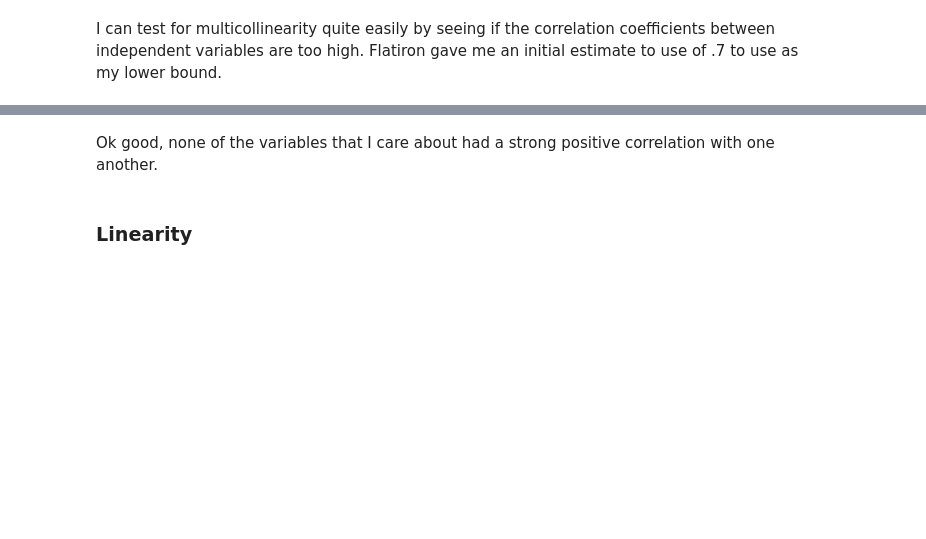
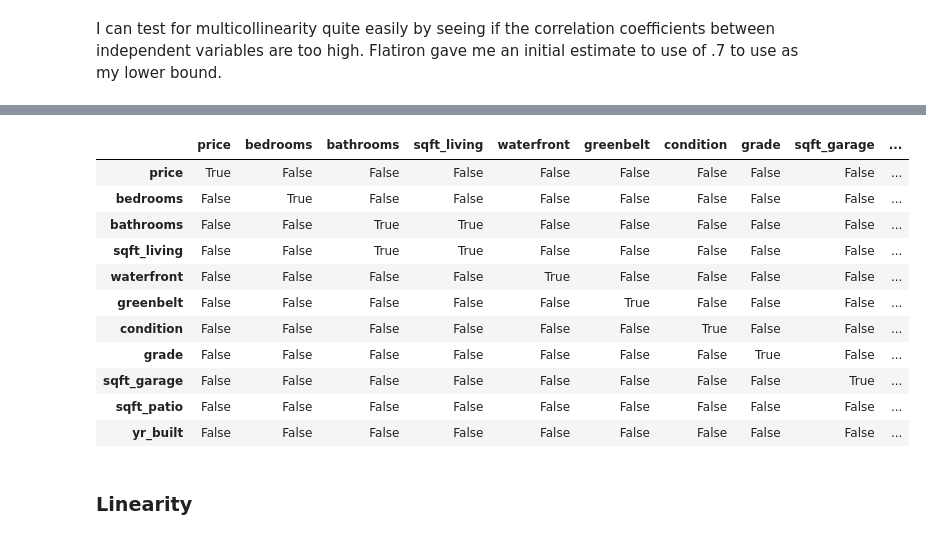
Before and after one commit to FerdinandBeaman/dsc-phase-2-project-v2-5, a Jupyter notebook: student.ipynb, the cells around one changed output, grey strips where cells are left out. Cells and saved outputs as stored; diff of their text form; code cells hidden in the pictures; blank space fills up the shorter version.

```diff
--- a/student.ipynb
+++ b/student.ipynb
@@ -651,5 +739,23 @@ data_pred.corr() >= .7
-# %% [markdown]
-Ok good, none of the variables that I care about had a strong positive correlation with one another.
+# %%
+#And here is that same chart, but with strong correlations explicitly labeled
+#(defined as 0.7 or higher)
+data_pred = df[["price",'bedrooms', 'bathrooms', 'sqft_living',
+         'waterfront', 'greenbelt', 'condition', 'grade',
+       'sqft_garage', 'sqft_patio', 'yr_built']]
+data_pred.corr().abs() >= 0.7
+# %% [output]
+|  | price | bedrooms | bathrooms | sqft_living | waterfront | greenbelt | condition | grade | sqft_garage | ... |
+| price | True | False | False | False | False | False | False | False | False | ... |
+| bedrooms | False | True | False | False | False | False | False | False | False | ... |
+| bathrooms | False | False | True | True | False | False | False | False | False | ... |
+| sqft_living | False | False | True | True | False | False | False | False | False | ... |
+| waterfront | False | False | False | False | True | False | False | False | False | ... |
+| greenbelt | False | False | False | False | False | True | False | False | False | ... |
+| condition | False | False | False | False | False | False | True | False | False | ... |
+| grade | False | False | False | False | False | False | False | True | False | ... |
+| sqft_garage | False | False | False | False | False | False | False | False | True | ... |
+| sqft_patio | False | False | False | False | False | False | False | False | False | ... |
+| yr_built | False | False | False | False | False | False | False | False | False | ... |
 # %% [markdown]
 ### Linearity
 # %% [markdown]
```
Also changed, not shown: parts of 35 cells of this notebook.
